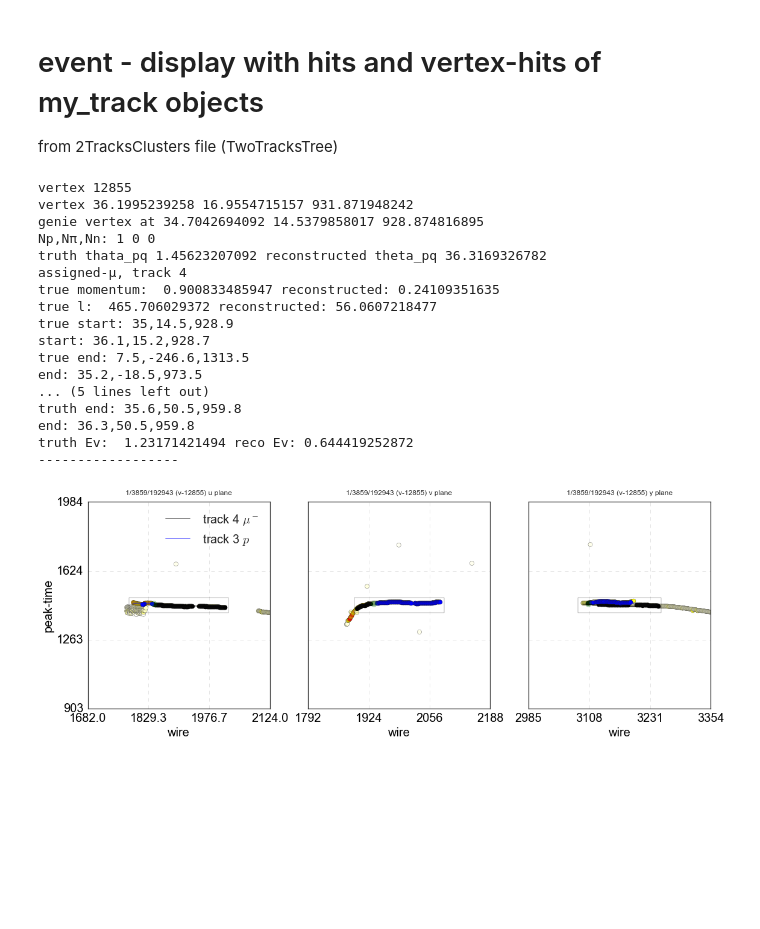
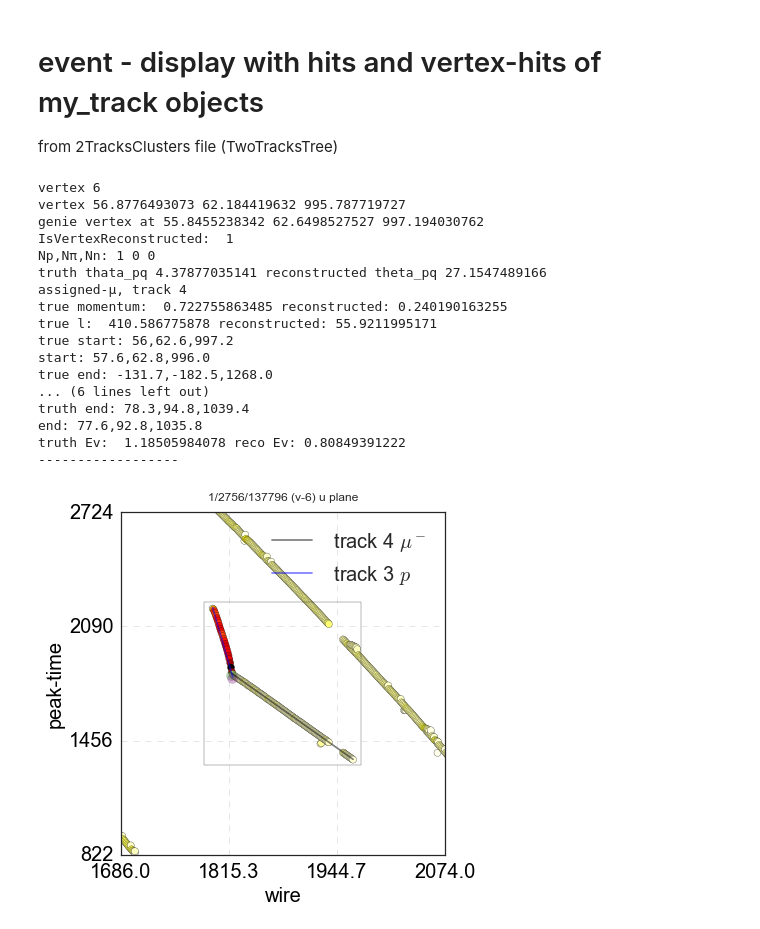
Before and after one commit to erezcoh4/AnalysisTreesInformation, a Jupyter notebook: CCQEPackage/notebooks/evd/EventDisplayWithHitsAndVertexHits.ipynb, the cells around one changed output. Drawn from its saved outputs; the diff is of its cells as text; code cells hidden in the pictures; blank space fills up the shorter version.

```diff
--- a/CCQEPackage/notebooks/evd/EventDisplayWithHitsAndVertexHits.ipynb
+++ b/CCQEPackage/notebooks/evd/EventDisplayWithHitsAndVertexHits.ipynb
@@ -224,35 +222,36 @@ def print_vertex_info( vertex=None ):
 #---------------------------------------------------------------------------------------------
 # %%
 # when taking vertex number from ReportMCBNBextBNB notebook, subtract indices since multiple vertices go into the same event
-i=12829 # true CC1p: i=26 / 1mu1p non CC1p: i=24 / i=25 vertex 1
+i=6 # true CC1p: i=26 / 1mu1p non CC1p: i=24 / i=25 vertex 1
 hits, tracks, TwoTracksClusters = get_CC1p_tracks( events=events, i=i )
 if TwoTracksClusters['Nclusters']==0: print 'no vertices in entry',i
 for j in range(TwoTracksClusters['Nclusters']):
     vertex = TwoTracksClusters['vertex %d'%j]
     print_vertex_info ( vertex=vertex )
-    plot_vertex( all_hits=hits , tracks=tracks , vertex=vertex , planes=[0,1,2] , figsize=(16,6) , MCmode=True
+    plot_vertex( all_hits=hits , tracks=tracks , vertex=vertex , figsize=(16,6) , MCmode=True
+                , planes=[0]
                 , debug=0
                 , do_add_numbers=False
                 , do_possible_hits=False
-                , do_save_image=True
+                , do_save_image=False
                 , dw=100, dt=500
                )
 # %% [output]
-vertex 12855
-vertex 36.1995239258 16.9554715157 931.871948242
-genie vertex at 34.7042694092 14.5379858017 928.874816895
+vertex 6
+vertex 56.8776493073 62.184419632 995.787719727
+genie vertex at 55.8455238342 62.6498527527 997.194030762
+IsVertexReconstructed:  1
 Np,Nπ,Nn: 1 0 0
-truth thata_pq 1.45623207092 reconstructed theta_pq 36.3169326782
+truth thata_pq 4.37877035141 reconstructed theta_pq 27.1547489166
 assigned-µ, track 4
-true momentum:  0.900833485947 reconstructed: 0.24109351635
-true l:  465.706029372 reconstructed: 56.0607218477
-true start: 35,14.5,928.9
-start: 36.1,15.2,928.7
-true end: 7.5,-246.6,1313.5
-end: 35.2,-18.5,973.5
-... (5 lines left out)
-truth end: 35.6,50.5,959.8
-end: 36.3,50.5,959.8
-truth Ev:  1.23171421494 reco Ev: 0.644419252872
+true momentum:  0.722755863485 reconstructed: 0.240190163255
+true l:  410.586775878 reconstructed: 55.9211995171
+true start: 56,62.6,997.2
+start: 57.6,62.8,996.0
+true end: -131.7,-182.5,1268.0
+... (6 lines left out)
+truth end: 78.3,94.8,1039.4
+end: 77.6,92.8,1035.8
+truth Ev:  1.18505984078 reco Ev: 0.80849391222
 ------------------
-[figure, old version]
+[figure, new version]
```
Also changed, not shown: parts of 1 cell of this notebook, 10 other files.
